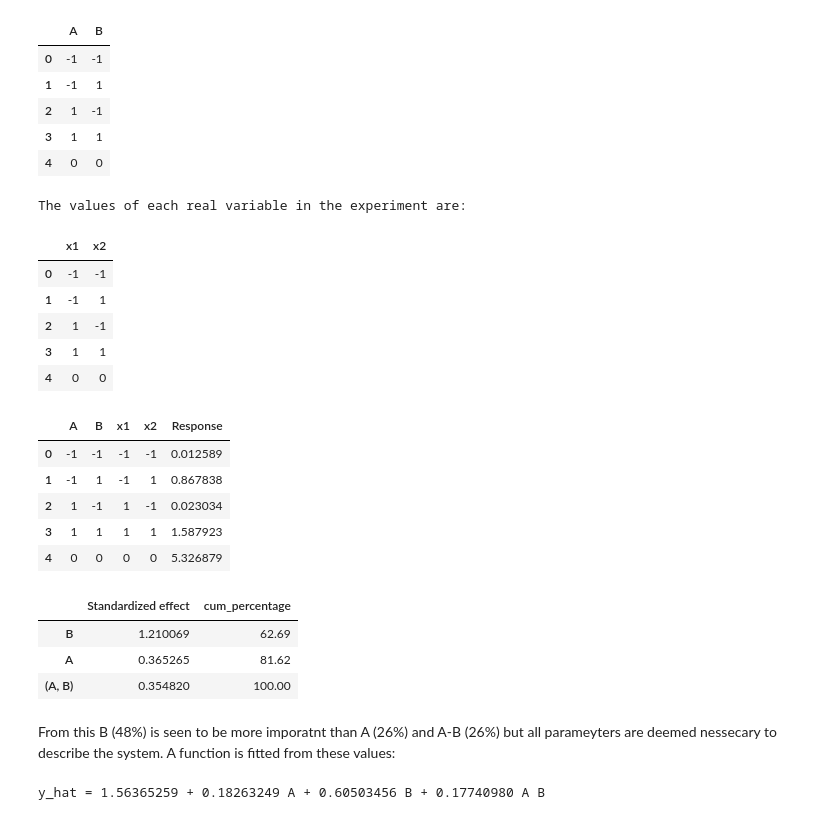
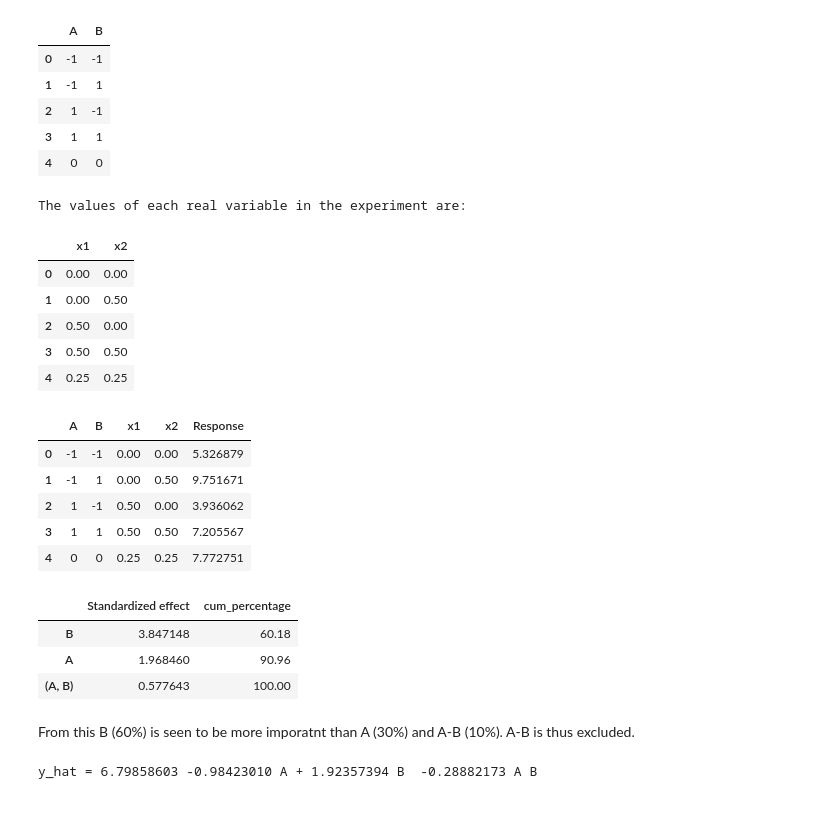
Before and after one commit to alexandraelora/DoE_Course_Material, a Jupyter notebook: Week_2/Lab_1/Task_2/opt.ipynb, the cells around one changed output. Saved outputs shown, nothing was run; the diff lists cells and outputs as text; code cells hidden in the pictures.

```diff
--- a/Week_2/Lab_1/Task_2/opt.ipynb
+++ b/Week_2/Lab_1/Task_2/opt.ipynb
@@ -68,8 +68,8 @@ input_labels = {'A' : 'x1',
 #Where x1 and x2 are the 2 imput variables for the fuction
 
 #create list of data for high and low.
-data = [('A',-1,0,1),
-        ('B',-1,0,1)]
+data = [('A',0,0.25,0.5),
+        ('B',0,0.25,0.5)]
 
 # create pandas dataframe in a pandas dataframe
 inputs_df = pd.DataFrame(data,columns=['index', 'low','center', 'high'])
@@ -141,11 +141,11 @@ real_experiment[var_labels]
 # %% [output]
 The values of each real variable in the experiment are:
 |  | x1 | x2 |
-| 0 | -1 | -1 |
-| 1 | -1 | 1 |
-| 2 | 1 | -1 |
-| 3 | 1 | 1 |
-| 4 | 0 | 0 |
+| 0 | 0.00 | 0.00 |
+| 1 | 0.00 | 0.50 |
+| 2 | 0.50 | 0.00 |
+| 3 | 0.50 | 0.50 |
+| 4 | 0.25 | 0.25 |
 # %%
 #Use the function to obtain experimental values, loop over x1 and x2
 
@@ -159,11 +159,11 @@ results['Response'] = y
 results
 # %% [output]
 |  | A | B | x1 | x2 | Response |
-| 0 | -1 | -1 | -1 | -1 | 0.012589 |
-| 1 | -1 | 1 | -1 | 1 | 0.867838 |
-| 2 | 1 | -1 | 1 | -1 | 0.023034 |
-| 3 | 1 | 1 | 1 | 1 | 1.587923 |
-| 4 | 0 | 0 | 0 | 0 | 5.326879 |
+| 0 | -1 | -1 | 0.00 | 0.00 | 5.326879 |
+| 1 | -1 | 1 | 0.00 | 0.50 | 9.751671 |
+| 2 | 1 | -1 | 0.50 | 0.00 | 3.936062 |
+| 3 | 1 | 1 | 0.50 | 0.50 | 7.205567 |
+| 4 | 0 | 0 | 0.25 | 0.25 | 7.772751 |
 # %%
 #Compute main and twoway effects.
 
@@ -183,40 +183,40 @@ twoway_labels = list(itertools.combinations(labels, 2))
 
 twoway_effects = {}
 for key in twoway_labels:
 
     effects = results.groupby([key[0],key[1]])['Response'].mean()
 
     twoway_effects[key] = sum([ i*j*effects[i][j]/2 for i in [-1,1] for j in [-1,1] ])
 twoway_effects
 
 #Display the effects in a pd df
 effects=[] #pd.DataFrame({})
 indexes=[]
 for i,k in enumerate(main_effects.keys()):
-    effects.append((main_effects[k]))
+    effects.append(abs(main_effects[k]))
     indexes.append(k)
 for i,k in enumerate(twoway_effects.keys()):
-    effects.append((twoway_effects[k]))
+    effects.append(abs(twoway_effects[k]))
     indexes.append(k)
 
 effects_df=pd.DataFrame({"Standardized effect":effects})
 
 # reset the indexes
 effects_df.index=indexes
 # Sort values in descending order
 effects_df = effects_df.sort_values(by='Standardized effect', ascending=False)
 # Add cumulative percentage column, shows the relative impotance of the parameters
 effects_df["cum_percentage"] = round(effects_df["Standardized effect"].cumsum()/effects_df["Standardized effect"].sum()*100,2)
 
 # Display data frame with effects
 effects_df
 # %% [output]
 |  | Standardized effect | cum_percentage |
-| B | 1.210069 | 62.69 |
-| A | 0.365265 | 81.62 |
-| (A, B) | 0.354820 | 100.00 |
+| B | 3.847148 | 60.18 |
+| A | 1.968460 | 90.96 |
+| (A, B) | 0.577643 | 100.00 |
 # %% [markdown]
-From this B (48%) is seen to be more imporatnt than A (26%) and A-B (26%) but all parameyters are deemed nessecary to describe the system. A function is fitted from these values:
+From this B (60%) is seen to be more imporatnt than A (30%) and A-B (10%). A-B is thus excluded.
 # %%
 s = "y_hat = "
 
@@ -238,7 +238,7 @@ for i,k in enumerate(twoway_effects.keys()):
 
 print(s)
 # %% [output]
-y_hat = 1.56365259 + 0.18263249 A + 0.60503456 B + 0.17740980 A B
+y_hat = 6.79858603 -0.98423010 A + 1.92357394 B  -0.28882173 A B
 # %%
 #Automated OLS, gives the same information.
 
```
Also changed, not shown: parts of 6 cells of this notebook.
